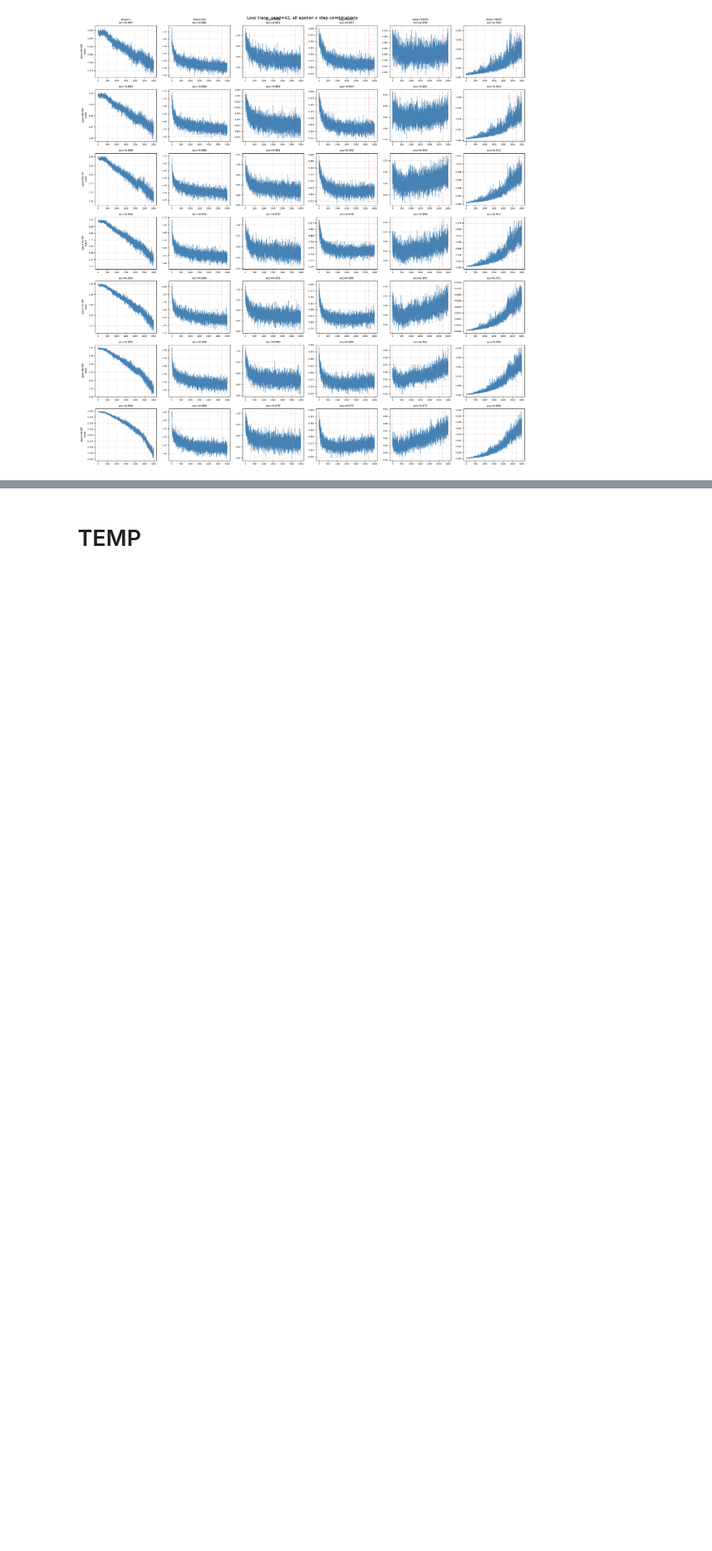
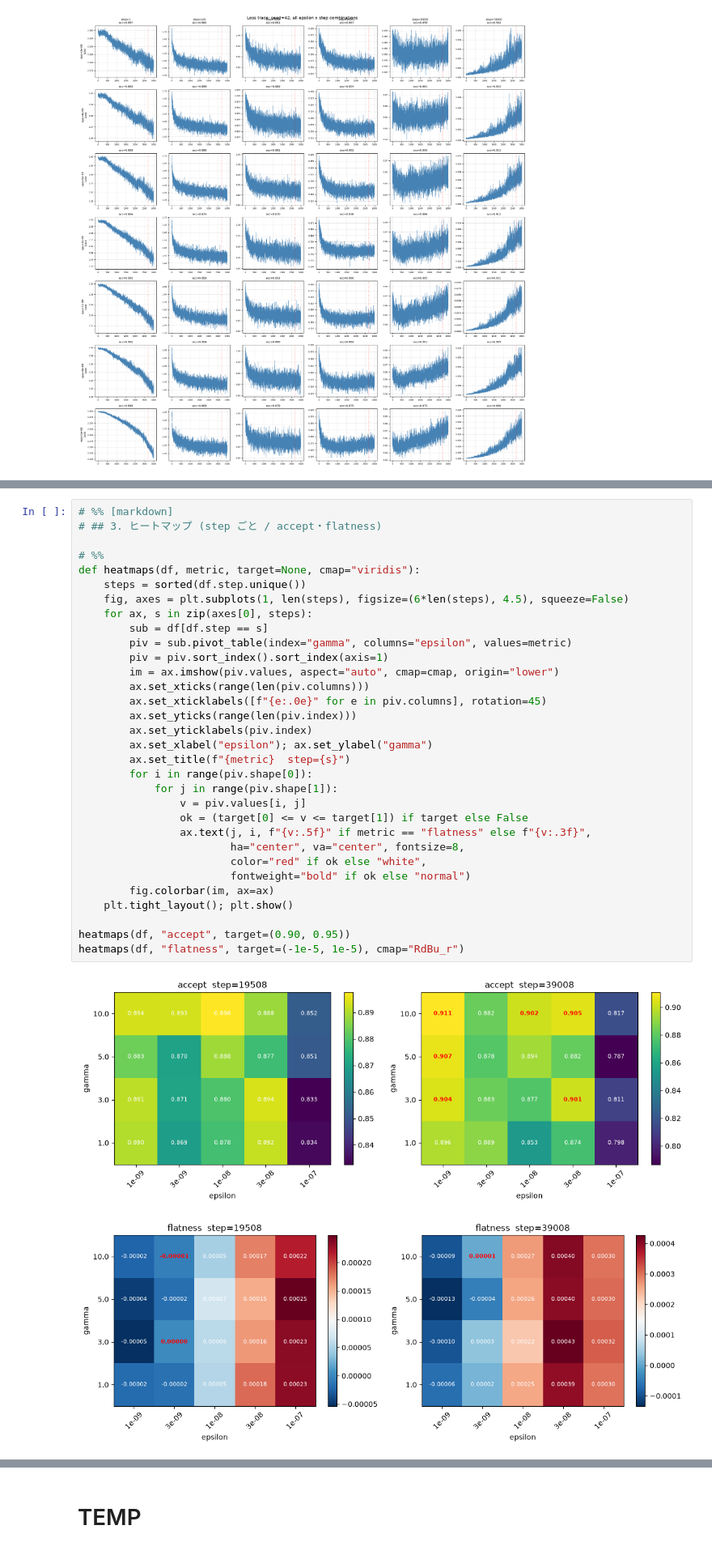
Before and after one commit to shiryu-nakano/dsb-llc-reproduction, a Jupyter notebook: plots2.ipynb, the cells around one changed output, grey strips where cells are left out. Shown at 81% size. Saved outputs shown, nothing was run; the diff lists cells and outputs as text; blank space fills up the shorter version.

```diff
--- a/plots2.ipynb
+++ b/plots2.ipynb
@@ -473,0 +546,35 @@ plt.show()
+# %%
+# %% [markdown]
+# ## 3. ヒートマップ (step ごと / accept・flatness)
+
+# %%
+def heatmaps(df, metric, target=None, cmap="viridis"):
+    steps = sorted(df.step.unique())
+    fig, axes = plt.subplots(1, len(steps), figsize=(6*len(steps), 4.5), squeeze=False)
+    for ax, s in zip(axes[0], steps):
+        sub = df[df.step == s]
+        piv = sub.pivot_table(index="gamma", columns="epsilon", values=metric)
+        piv = piv.sort_index().sort_index(axis=1)
+        im = ax.imshow(piv.values, aspect="auto", cmap=cmap, origin="lower")
+        ax.set_xticks(range(len(piv.columns)))
+        ax.set_xticklabels([f"{e:.0e}" for e in piv.columns], rotation=45)
+        ax.set_yticks(range(len(piv.index)))
+        ax.set_yticklabels(piv.index)
+        ax.set_xlabel("epsilon"); ax.set_ylabel("gamma")
+        ax.set_title(f"{metric}  step={s}")
+        for i in range(piv.shape[0]):
+            for j in range(piv.shape[1]):
+                v = piv.values[i, j]
+                ok = (target[0] <= v <= target[1]) if target else False
+                ax.text(j, i, f"{v:.5f}" if metric == "flatness" else f"{v:.3f}",
+                        ha="center", va="center", fontsize=8,
+                        color="red" if ok else "white",
+                        fontweight="bold" if ok else "normal")
+        fig.colorbar(im, ax=ax)
+    plt.tight_layout(); plt.show()
+
+heatmaps(df, "accept", target=(0.90, 0.95))
+heatmaps(df, "flatness", target=(-1e-5, 1e-5), cmap="RdBu_r")
+# %% [output]
+[figure, added]
+[figure, added]
```
Also changed, not shown: parts of 6 cells of this notebook.
